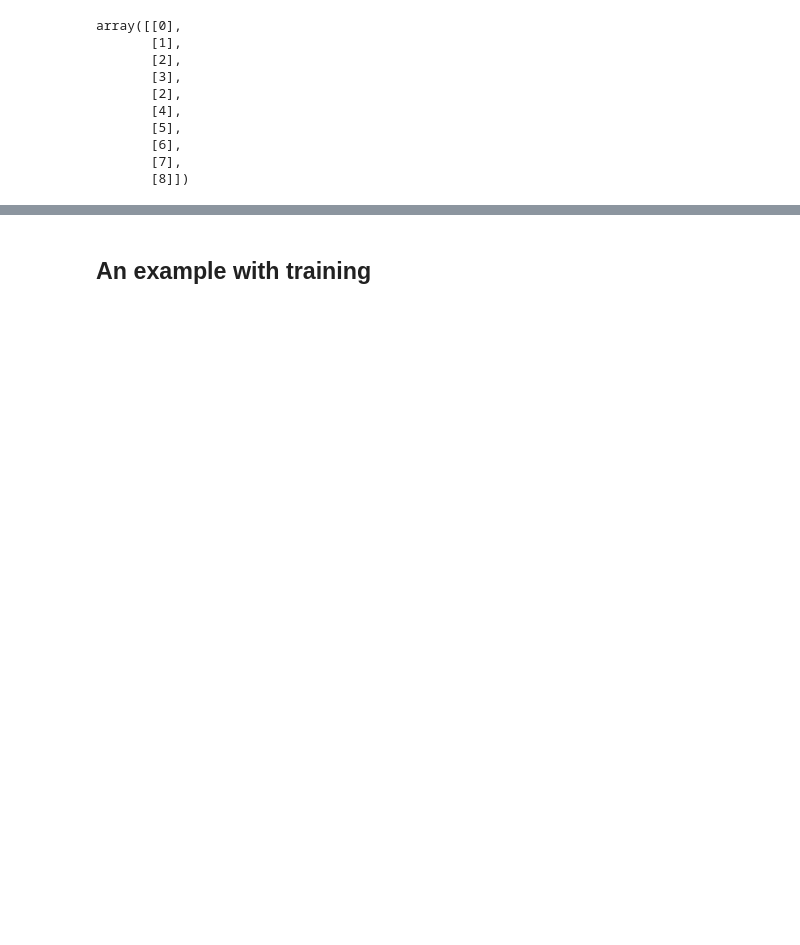
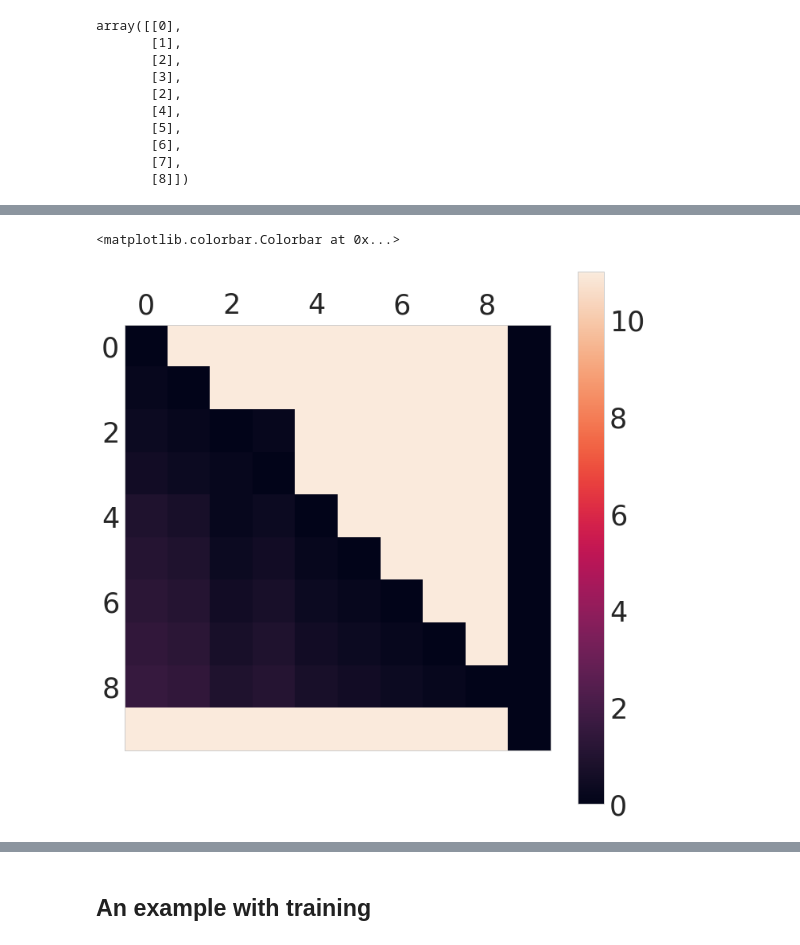
Before and after one commit to h-mayorquin/BCPNN_sequences, a Jupyter notebook: jupyter/2018-06-04(Dense sequences II).ipynb, the cells around one changed output, grey strips where cells are left out. Saved outputs shown, nothing was run; the diff lists cells and outputs as text; code cells hidden in the pictures; blank space fills up the shorter version.

```diff
--- a/jupyter/2018-06-04(Dense sequences II).ipynb
+++ b/jupyter/2018-06-04(Dense sequences II).ipynb
@@ -163,0 +169,20 @@ plt.plot(w[:, 0], 'o-', ms=15, lw=8)
+# %%
+B = np.zeros((minicolumns, minicolumns))
+for i in range(minicolumns):
+    for j in range(minicolumns):
+        B[i, j] = w[j, j] - w[i, j]
+
+B *= (g_w_ampa / g_a)
+transitions = np.copy(B)
+transitions[transitions >= 1.0] = 0.0
+
+T = tau_a * np.log(1.0 / (1 - transitions))
+
+T_recharge = tau_a * np.log((1 + B[3, 2]) /(1 - B[2, 3]))
+T_recharge
+# %%
+plt.matshow(B)
+plt.colorbar()
+# %% [output]
+<matplotlib.colorbar.Colorbar at 0x...>
+[figure, added]
```
Also changed, not shown: parts of 51 cells of this notebook, 9 other files.
